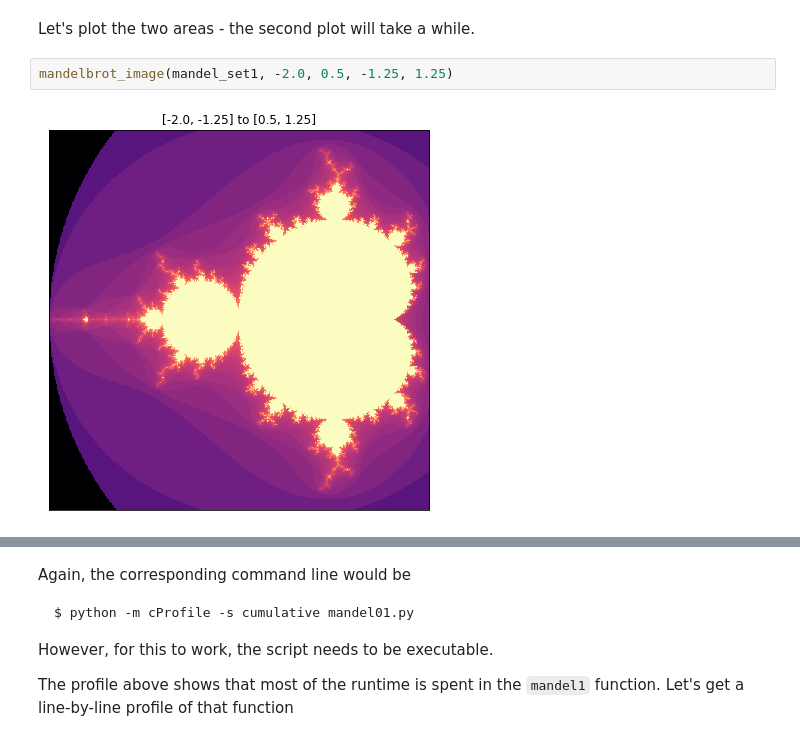
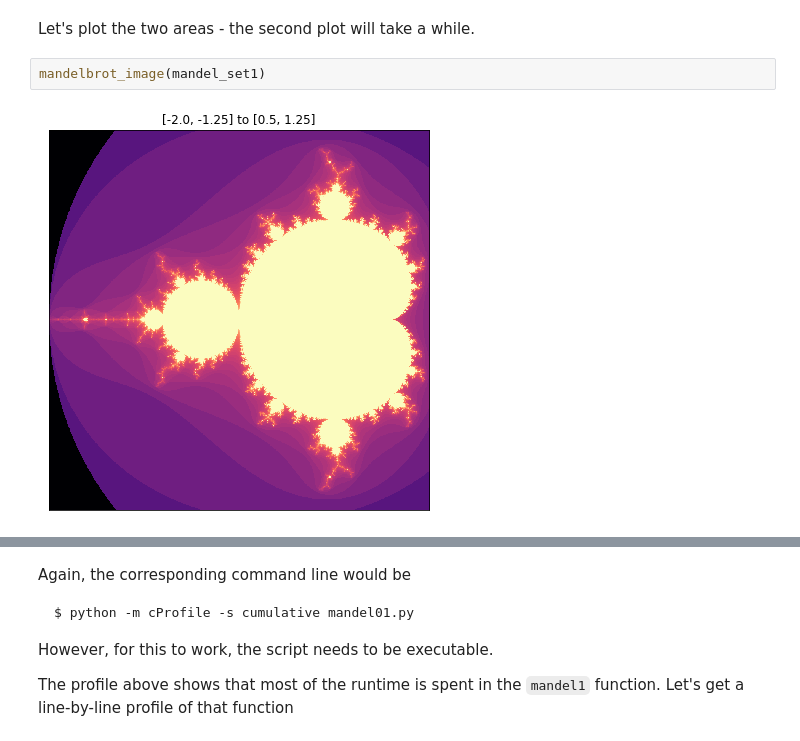
Before and after one commit to NIH-HPC/python-in-hpc, a Jupyter notebook: profiling_and_optimizing/profile_and_optimize_mandelbrot.ipynb, the cells around one changed output, grey strips where cells are left out. Drawn from its saved outputs; the diff is of its cells as text.

```diff
--- a/profiling_and_optimizing/profile_and_optimize_mandelbrot.ipynb
+++ b/profiling_and_optimizing/profile_and_optimize_mandelbrot.ipynb
@@ -86,7 +83,7 @@ And set 2:
 # %% [markdown]
 Let's plot the two areas - the second plot will take a while.
-# %%
-mandelbrot_image(mandel_set1, -2.0, 0.5, -1.25, 1.25)
-# %% [output]
-[figure, removed]
+# %%
+mandelbrot_image(mandel_set1)
+# %% [output]
+[figure, added]
 # %%
```
Also changed, not shown: parts of 45 cells of this notebook, 1 other file.
